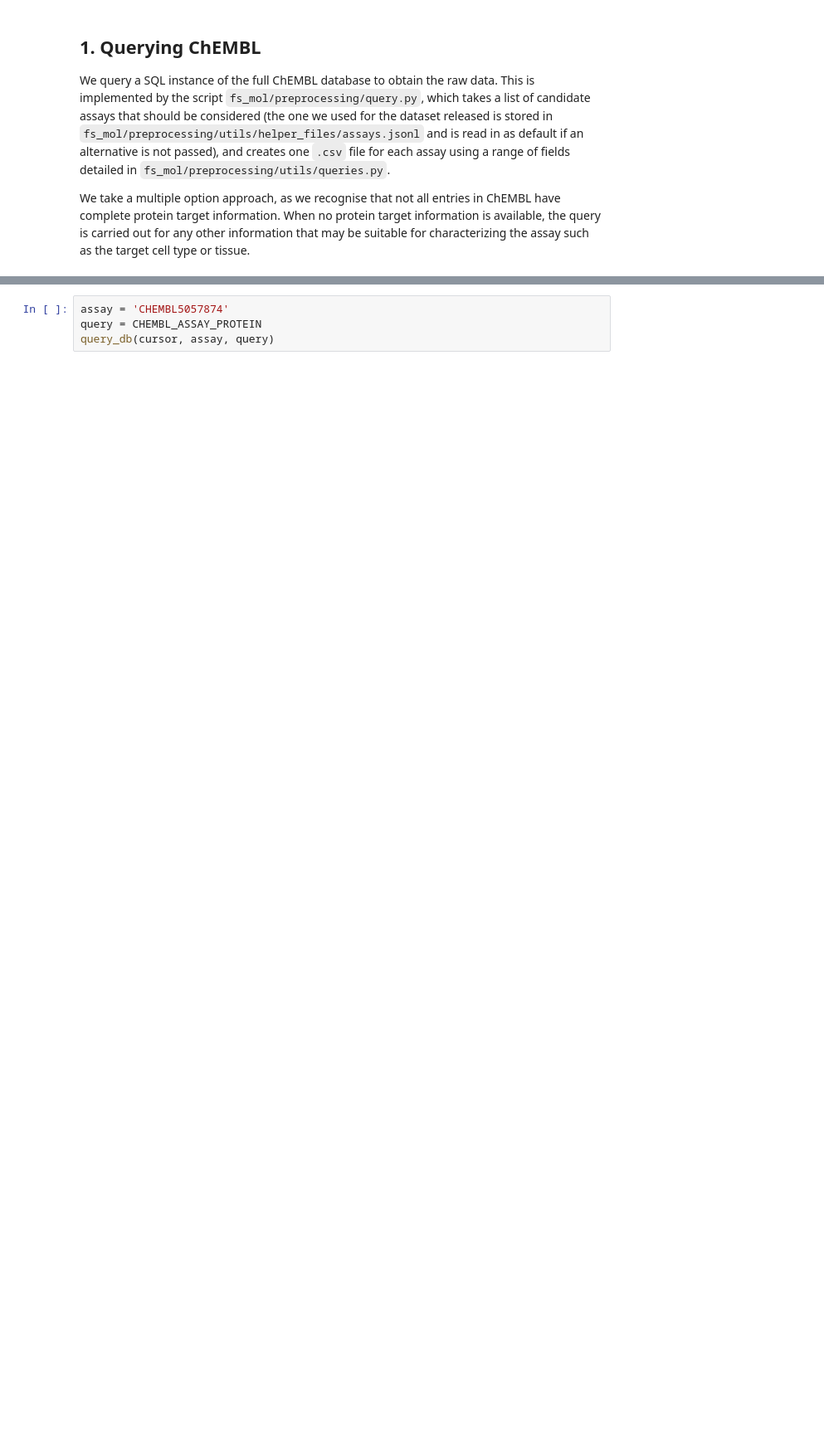
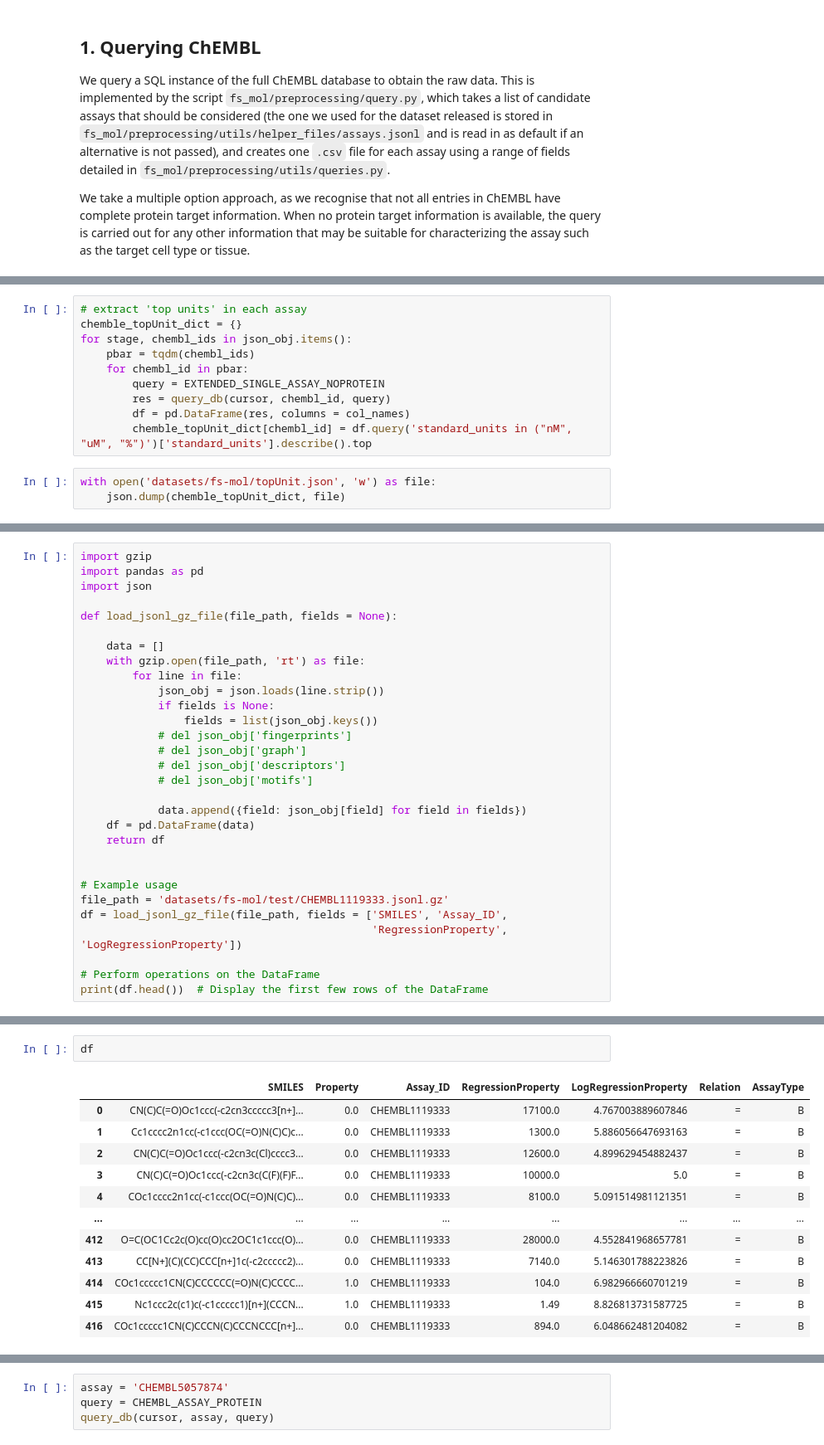
Before and after one commit to hojae-m-choi/FS-Mol, a Jupyter notebook: notebooks/ExtractDataset.ipynb, the cells around one changed output, grey strips where cells are left out. Shown at 83% size. Saved outputs shown, nothing was run; the diff lists cells and outputs as text; blank space fills up the shorter version.

```diff
--- a/notebooks/ExtractDataset.ipynb
+++ b/notebooks/ExtractDataset.ipynb
@@ -107,0 +168,13 @@ Reading config from /home/hojaechoi/work/FS-Mol/fs_mol/preprocessing/utils/confi
+# %%
+# extract 'top units' in each assay
+chemble_topUnit_dict = {}
+for stage, chembl_ids in json_obj.items():
+    pbar = tqdm(chembl_ids)
+    for chembl_id in pbar:
+        query = EXTENDED_SINGLE_ASSAY_NOPROTEIN
+        res = query_db(cursor, chembl_id, query)
+        df = pd.DataFrame(res, columns = col_names)
+        chemble_topUnit_dict[chembl_id] = df.query('standard_units in ("nM", "uM", "%")')['standard_units'].describe().top
+# %%
+with open('datasets/fs-mol/topUnit.json', 'w') as file:
+    json.dump(chemble_topUnit_dict, file)
@@ -107,0 +217,30 @@ Reading config from /home/hojaechoi/work/FS-Mol/fs_mol/preprocessing/utils/confi
+# %%
+import gzip
+import pandas as pd
+import json
+
+def load_jsonl_gz_file(file_path, fields = None):
+
+    data = []
+    with gzip.open(file_path, 'rt') as file:
+        for line in file:
+            json_obj = json.loads(line.strip())
+            if fields is None:
+                fields = list(json_obj.keys())
+            # del json_obj['fingerprints']
+            # del json_obj['graph']
+            # del json_obj['descriptors']
+            # del json_obj['motifs']
+
+            data.append({field: json_obj[field] for field in fields})
+    df = pd.DataFrame(data)
+    return df
+
+
+# Example usage
+file_path = 'datasets/fs-mol/test/CHEMBL1119333.jsonl.gz'
+df = load_jsonl_gz_file(file_path, fields = ['SMILES', 'Assay_ID',
+                                             'RegressionProperty', 'LogRegressionProperty'])
+
+# Perform operations on the DataFrame
+print(df.head())  # Display the first few rows of the DataFrame
@@ -107,0 +261,15 @@ Reading config from /home/hojaechoi/work/FS-Mol/fs_mol/preprocessing/utils/confi
+# %%
+df
+# %% [output]
+|  | SMILES | Property | Assay_ID | RegressionProperty | LogRegressionProperty | Relation | AssayType |
+| 0 | CN(C)C(=O)Oc1ccc(-c2cn3ccccc3[n+]... | 0.0 | CHEMBL1119333 | 17100.0 | 4.767003889607846 | = | B |
+| 1 | Cc1cccc2n1cc(-c1ccc(OC(=O)N(C)C)c... | 0.0 | CHEMBL1119333 | 1300.0 | 5.886056647693163 | = | B |
+| 2 | CN(C)C(=O)Oc1ccc(-c2cn3c(Cl)cccc3... | 0.0 | CHEMBL1119333 | 12600.0 | 4.899629454882437 | = | B |
+| 3 | CN(C)C(=O)Oc1ccc(-c2cn3c(C(F)(F)F... | 0.0 | CHEMBL1119333 | 10000.0 | 5.0 | = | B |
+| 4 | COc1cccc2n1cc(-c1ccc(OC(=O)N(C)C)... | 0.0 | CHEMBL1119333 | 8100.0 | 5.091514981121351 | = | B |
+| ... | ... | ... | ... | ... | ... | ... | ... |
+| 412 | O=C(OC1Cc2c(O)cc(O)cc2OC1c1ccc(O)... | 0.0 | CHEMBL1119333 | 28000.0 | 4.552841968657781 | = | B |
+| 413 | CC[N+](C)(CC)CCC[n+]1c(-c2ccccc2)... | 0.0 | CHEMBL1119333 | 7140.0 | 5.146301788223826 | = | B |
+| 414 | COc1ccccc1CN(C)CCCCCC(=O)N(C)CCCC... | 1.0 | CHEMBL1119333 | 104.0 | 6.982966660701219 | = | B |
+| 415 | Nc1ccc2c(c1)c(-c1ccccc1)[n+](CCCN... | 1.0 | CHEMBL1119333 | 1.49 | 8.826813731587725 | = | B |
+| 416 | COc1ccccc1CN(C)CCCN(C)CCCNCCC[n+]... | 0.0 | CHEMBL1119333 | 894.0 | 6.048662481204082 | = | B |
```
Also changed, not shown: parts of 32 cells of this notebook, 6 other files.
